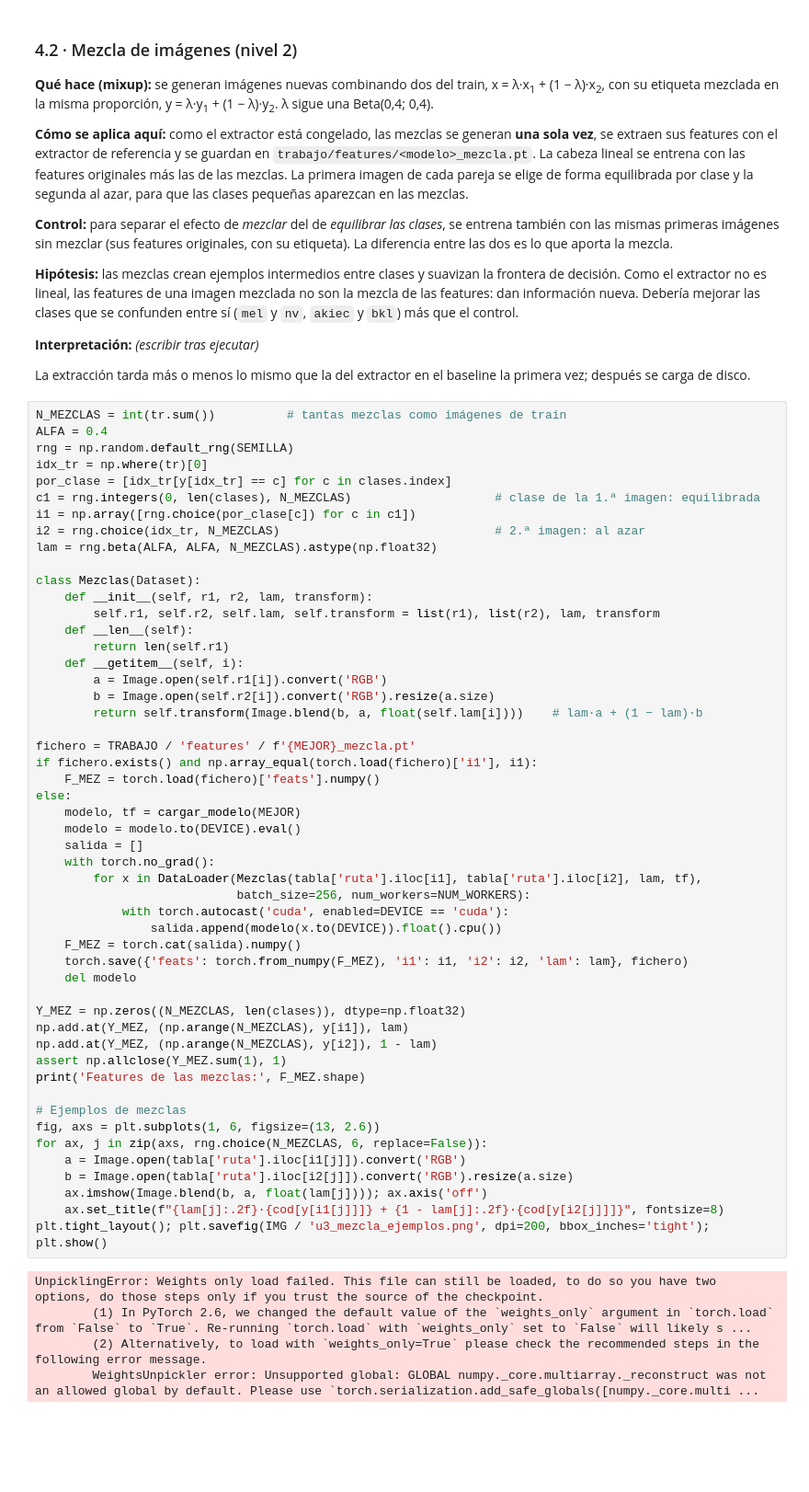
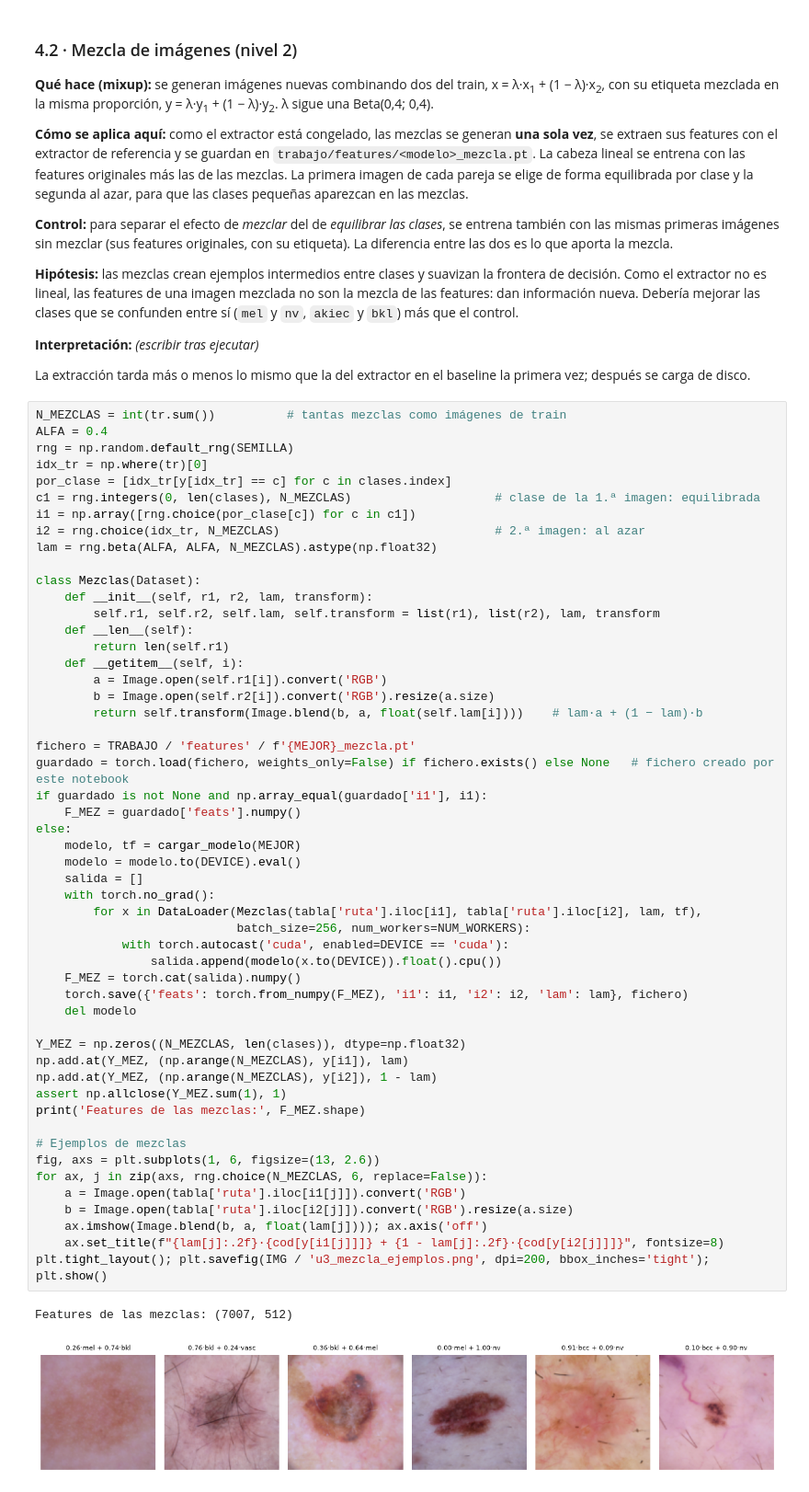
Before and after one commit to idom-ai/project_skin_wounds, a Jupyter notebook: 02_U3_datos_limitados.ipynb, the cells around one changed output. Shown at 92% size. Cells and saved outputs as stored; diff of their text form; blank space fills up the shorter version.

```diff
--- a/02_U3_datos_limitados.ipynb
+++ b/02_U3_datos_limitados.ipynb
@@ -513,40 +513,39 @@ class Mezclas(Dataset):
         return self.transform(Image.blend(b, a, float(self.lam[i])))    # lam·a + (1 − lam)·b
 
 fichero = TRABAJO / 'features' / f'{MEJOR}_mezcla.pt'
-if fichero.exists() and np.array_equal(torch.load(fichero)['i1'], i1):
-    F_MEZ = torch.load(fichero)['feats'].numpy()
+guardado = torch.load(fichero, weights_only=False) if fichero.exists() else None   # fichero creado por este notebook
+if guardado is not None and np.array_equal(guardado['i1'], i1):
+    F_MEZ = guardado['feats'].numpy()
 else:
     modelo, tf = cargar_modelo(MEJOR)
     modelo = modelo.to(DEVICE).eval()
     salida = []
     with torch.no_grad():
         for x in DataLoader(Mezclas(tabla['ruta'].iloc[i1], tabla['ruta'].iloc[i2], lam, tf),
                             batch_size=256, num_workers=NUM_WORKERS):
             with torch.autocast('cuda', enabled=DEVICE == 'cuda'):
                 salida.append(modelo(x.to(DEVICE)).float().cpu())
     F_MEZ = torch.cat(salida).numpy()
     torch.save({'feats': torch.from_numpy(F_MEZ), 'i1': i1, 'i2': i2, 'lam': lam}, fichero)
     del modelo
 
 Y_MEZ = np.zeros((N_MEZCLAS, len(clases)), dtype=np.float32)
 np.add.at(Y_MEZ, (np.arange(N_MEZCLAS), y[i1]), lam)
 np.add.at(Y_MEZ, (np.arange(N_MEZCLAS), y[i2]), 1 - lam)
 assert np.allclose(Y_MEZ.sum(1), 1)
 print('Features de las mezclas:', F_MEZ.shape)
 
 # Ejemplos de mezclas
 fig, axs = plt.subplots(1, 6, figsize=(13, 2.6))
 for ax, j in zip(axs, rng.choice(N_MEZCLAS, 6, replace=False)):
     a = Image.open(tabla['ruta'].iloc[i1[j]]).convert('RGB')
     b = Image.open(tabla['ruta'].iloc[i2[j]]).convert('RGB').resize(a.size)
     ax.imshow(Image.blend(b, a, float(lam[j]))); ax.axis('off')
     ax.set_title(f"{lam[j]:.2f}·{cod[y[i1[j]]]} + {1 - lam[j]:.2f}·{cod[y[i2[j]]]}", fontsize=8)
 plt.tight_layout(); plt.savefig(IMG / 'u3_mezcla_ejemplos.png', dpi=200, bbox_inches='tight'); plt.show()
 # %% [output]
-UnpicklingError: Weights only load failed. This file can still be loaded, to do so you have two options, do those steps only if you trust the source of the checkpoint.
-        (1) In PyTorch 2.6, we changed the default value of the `weights_only` argument in `torch.load` from `False` to `True`. Re-running `torch.load` with `weights_only` set to `False` will likely s ...
-        (2) Alternatively, to load with `weights_only=True` please check the recommended steps in the following error message.
-        WeightsUnpickler error: Unsupported global: GLOBAL numpy._core.multiarray._reconstruct was not an allowed global by default. Please use `torch.serialization.add_safe_globals([numpy._core.multi ...
+Features de las mezclas: (7007, 512)
+[figure, added]
 # %%
 X_ref = FEATS[MEJOR]
 Y_orig = np.eye(len(clases), dtype=np.float32)[y[tr]]
```
Also changed, not shown: parts of 2 cells of this notebook, 3 other files.
